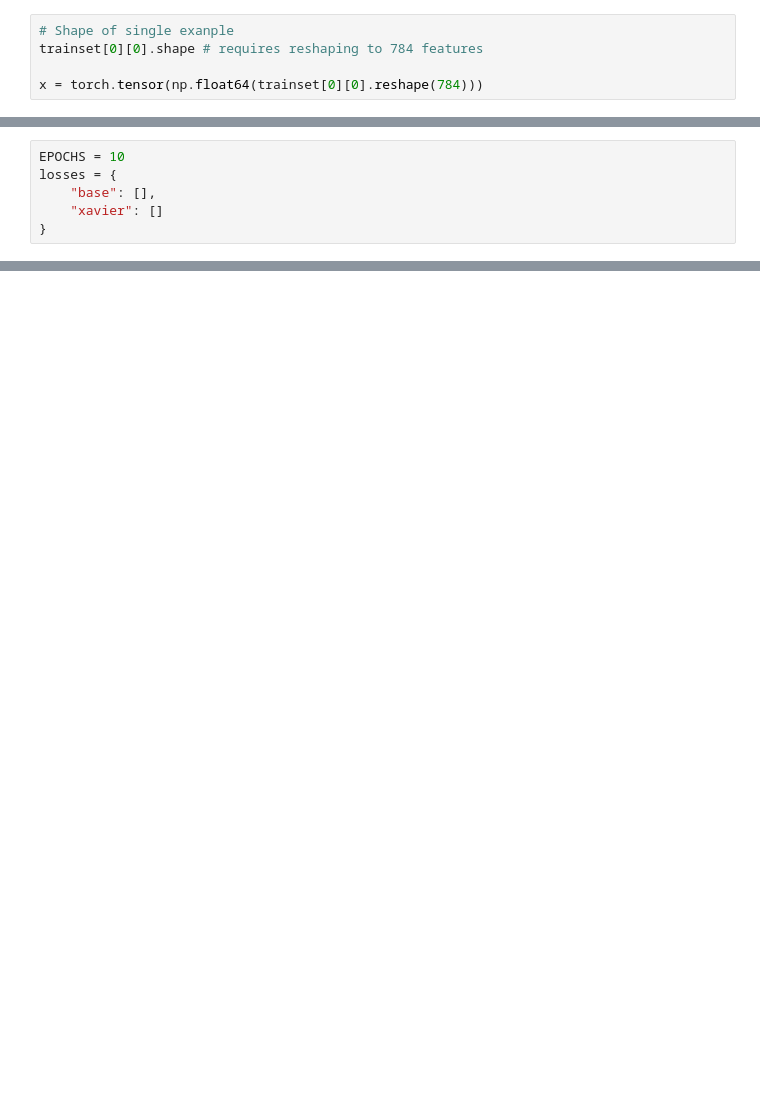
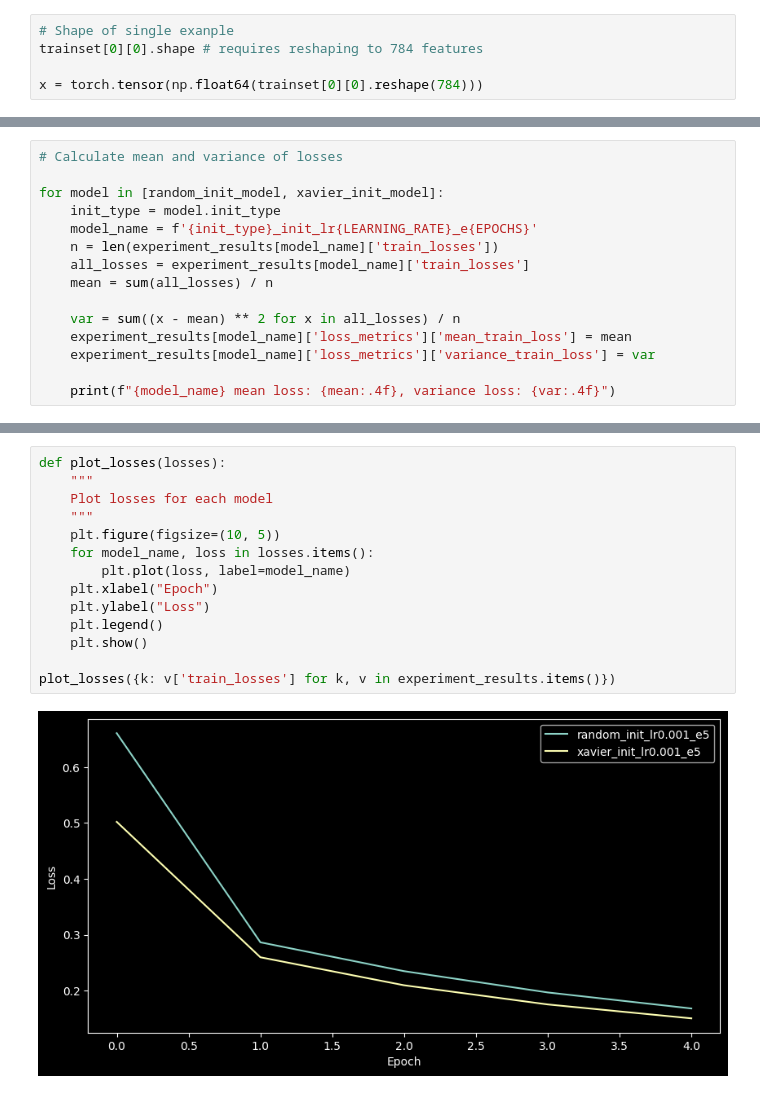
Before and after one commit to adrianlamdev/mnist-classifier, a Jupyter notebook: notebooks/mnist_classifier_mlp.ipynb, the cells around one changed output, grey strips where cells are left out. Drawn from its saved outputs; the diff is of its cells as text; blank space fills up the shorter version.

```diff
--- a/notebooks/mnist_classifier_mlp.ipynb
+++ b/notebooks/mnist_classifier_mlp.ipynb
@@ -178,6 +228,0 @@ Cross-entropy loss: 0.6931471824645996
-# %%
-EPOCHS = 10
-losses = {
-    "base": [],
-    "xavier": []
-}
@@ -225,0 +304,15 @@ Epoch [9/10], Step [35000/60000], Loss: 0.0050
+# %%
+# Calculate mean and variance of losses
+
+for model in [random_init_model, xavier_init_model]:
+    init_type = model.init_type
+    model_name = f'{init_type}_init_lr{LEARNING_RATE}_e{EPOCHS}'
+    n = len(experiment_results[model_name]['train_losses'])
+    all_losses = experiment_results[model_name]['train_losses']
+    mean = sum(all_losses) / n
+
+    var = sum((x - mean) ** 2 for x in all_losses) / n
+    experiment_results[model_name]['loss_metrics']['mean_train_loss'] = mean
+    experiment_results[model_name]['loss_metrics']['variance_train_loss'] = var
+
+    print(f"{model_name} mean loss: {mean:.4f}, variance loss: {var:.4f}")
@@ -226 +322,17 @@ Epoch [9/10], Step [35000/60000], Loss: 0.0050
+# %%
+def plot_losses(losses):
+    """
+    Plot losses for each model
+    """
+    plt.figure(figsize=(10, 5))
+    for model_name, loss in losses.items():
+        plt.plot(loss, label=model_name)
+    plt.xlabel("Epoch")
+    plt.ylabel("Loss")
+    plt.legend()
+    plt.show()
+
+plot_losses({k: v['train_losses'] for k, v in experiment_results.items()})
+# %% [output]
+[figure, added]
 # %%
```
Also changed, not shown: parts of 28 cells of this notebook.
